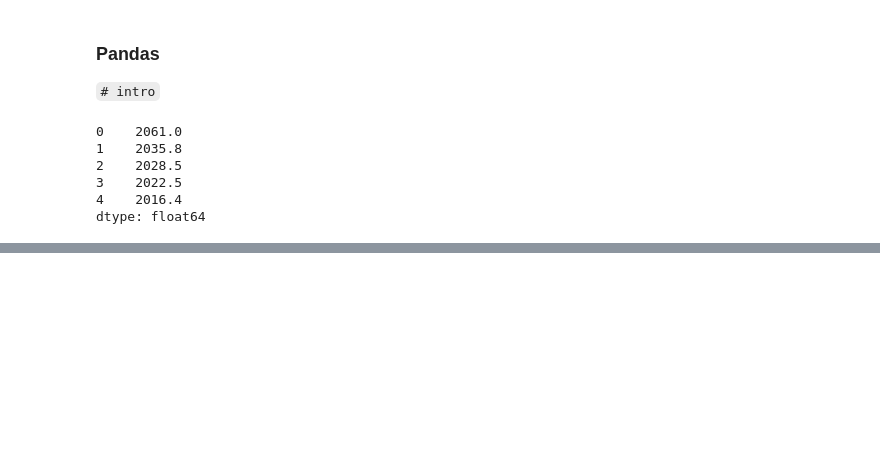
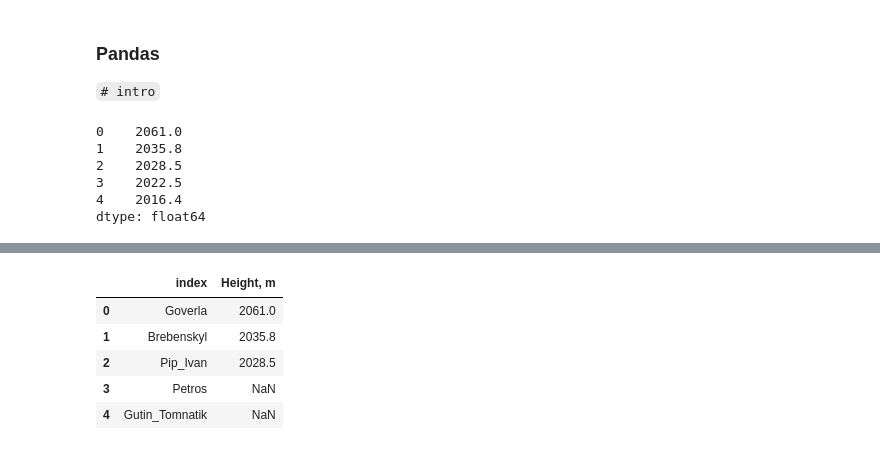
Before and after one commit to YuliiaChorna1/DS-02.1-Statistics-Pandas-, a Jupyter notebook: 2.1_extra_EDA.ipynb, the cells around one changed output, grey strips where cells are left out. Drawn from its saved outputs; the diff is of its cells as text; code cells hidden in the pictures; blank space fills up the shorter version.

```diff
--- a/2.1_extra_EDA.ipynb
+++ b/2.1_extra_EDA.ipynb
@@ -231,0 +306,13 @@ mountains_height = pd.Series(
+# %%
+mountains_height = pd.Series(
+    {"Goverla": 2061, "Brebenskyl": 2035.8, "Pip_Ivan": 2028.5},
+    index=["Goverla", "Brebenskyl", "Pip_Ivan", "Petros", "Gutin_Tomnatik"],
+    name="Height, m",
+    dtype=float,
+)
+
+print(mountains_height)
+print("")
+
+# mountains_height.fillna(0, inplace=True)
+print(mountains_height)
@@ -231,0 +333,11 @@ mountains_height = pd.Series(
+# %%
+mountains_height = mountains_height.reset_index(drop=False)
+# %%
+mountains_height
+# %% [output]
+|  | index | Height, m |
+| 0 | Goverla | 2061.0 |
+| 1 | Brebenskyl | 2035.8 |
+| 2 | Pip_Ivan | 2028.5 |
+| 3 | Petros | NaN |
+| 4 | Gutin_Tomnatik | NaN |
```
Also changed, not shown: parts of 62 cells of this notebook.
